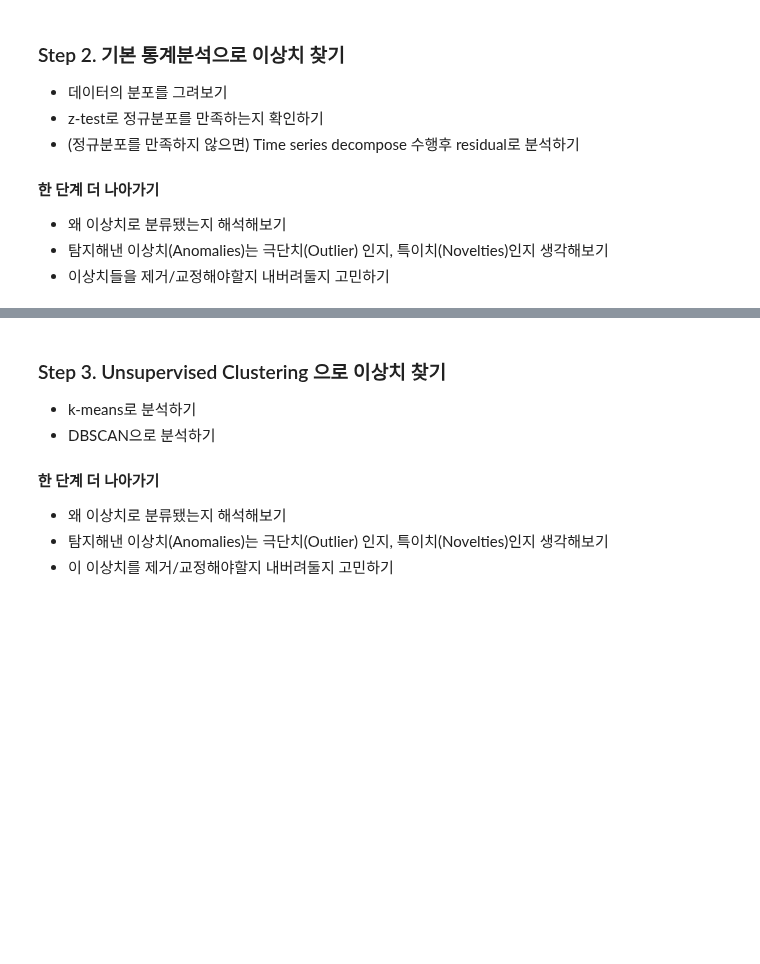
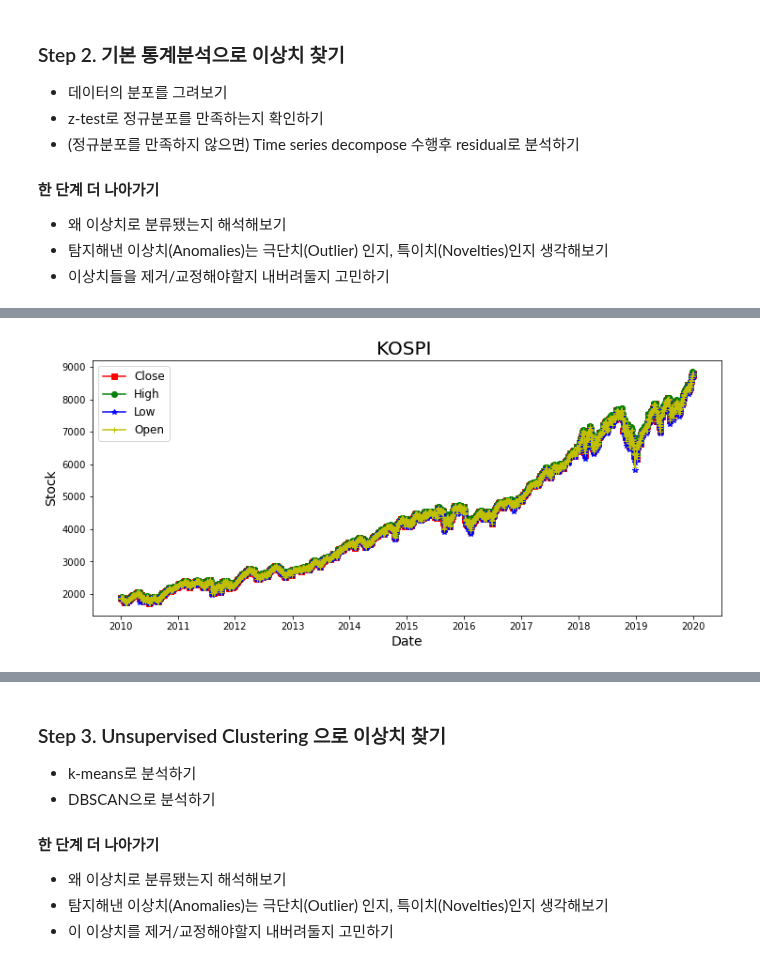
Before and after one commit to JPumpkin645/AIFFEL, a Jupyter notebook: Week_13/Ex_20_시계열_데이터에서_이상치_찾기.ipynb, the cells around one changed output, grey strips where cells are left out. Drawn from its saved outputs; the diff is of its cells as text; code cells hidden in the pictures; blank space fills up the shorter version.

```diff
--- a/Week_13/Ex_20_시계열_데이터에서_이상치_찾기.ipynb
+++ b/Week_13/Ex_20_시계열_데이터에서_이상치_찾기.ipynb
@@ -32,3 +32,9 @@ df.head(5)
 - 왜 이상치로 분류됐는지 해석해보기
 - 탐지해낸 이상치(Anomalies)는 극단치(Outlier) 인지, 특이치(Novelties)인지 생각해보기
 - 이상치들을 제거/교정해야할지 내버려둘지 고민하기
+# %%
+# 날짜데이터를 Datetime 형식으로 바꿔줍니다.
+df.loc[:,'Date'] = pd.to_datetime(df.Date)
+
+# 데이터의 정합성을 확인합니다
+df.isna().sum()
@@ -34,0 +50,6 @@ df.head(5)
+# %%
+print("삭제 전 데이터 길이(일자수):",len(df))
+df = df.dropna(axis=0).reset_index(drop=True)
+
+print("삭제 후 데이터 길이(일자수):",len(df))
+df.isna().sum()
@@ -34,0 +67,20 @@ df.head(5)
+# %%
+import matplotlib.pyplot as plt
+from matplotlib.pylab import rcParams
+
+plt.rcParams["figure.figsize"] = (12,5)
+# Line Graph by matplotlib with wide-form DataFrame
+
+plt.plot(df.Date, df.Close, marker='s', color='r')
+plt.plot(df.Date, df.High, marker='o', color='g')
+plt.plot(df.Date, df.Low, marker='*', color='b')
+plt.plot(df.Date, df.Open, marker='+', color='y')
+
+plt.title('KOSPI ', fontsize=20)
+plt.ylabel('Stock', fontsize=14)
+plt.xlabel('Date', fontsize=14)
+plt.legend(['Close', 'High', 'Low', 'Open'], fontsize=12, loc='best')
+
+plt.show()
+# %% [output]
+[figure, added]
```
Also changed, not shown: parts of 20 cells of this notebook.
